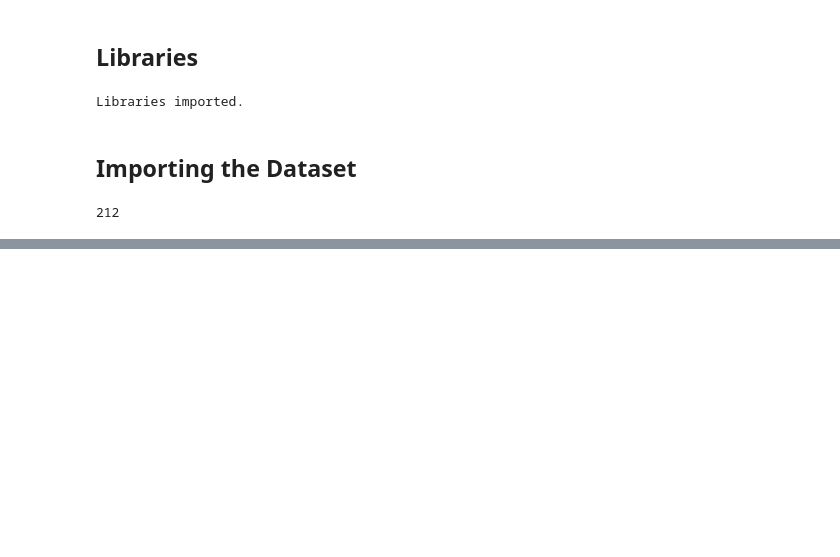
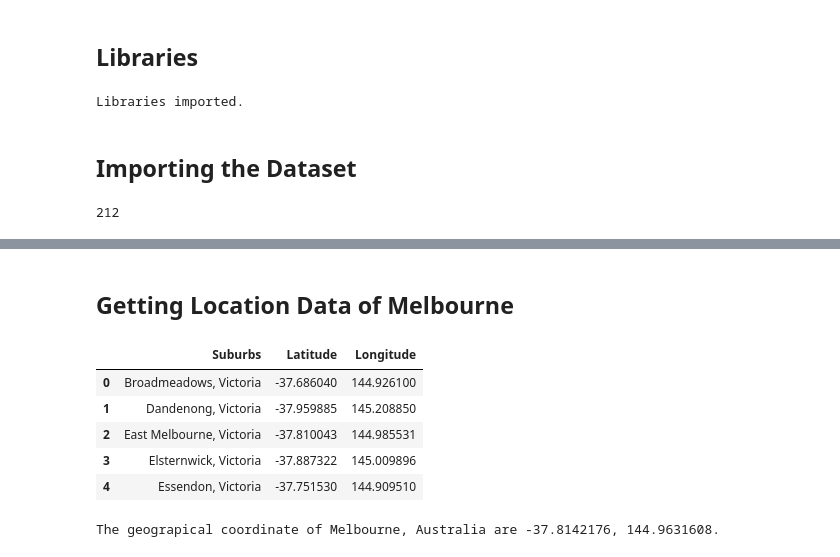
Before and after one commit to Piyal-Banik/Coursera_Capstone, a Jupyter notebook: Week 5/melbourne_suburbs_clustering.ipynb, the cells around one changed output, grey strips where cells are left out. Drawn from its saved outputs; the diff is of its cells as text; code cells hidden in the pictures; blank space fills up the shorter version.

```diff
--- a/Week 5/melbourne_suburbs_clustering.ipynb
+++ b/Week 5/melbourne_suburbs_clustering.ipynb
@@ -63,0 +96,22 @@ melb_sub.head()
+# %% [markdown]
+## Getting Location Data of Melbourne
+# %%
+melb_data = pd.read_csv('melb.csv')
+melb_data.head()
+# %% [output]
+|  | Suburbs | Latitude | Longitude |
+| 0 | Broadmeadows, Victoria | -37.686040 | 144.926100 |
+| 1 | Dandenong, Victoria | -37.959885 | 145.208850 |
+| 2 | East Melbourne, Victoria | -37.810043 | 144.985531 |
+| 3 | Elsternwick, Victoria | -37.887322 | 145.009896 |
+| 4 | Essendon, Victoria | -37.751530 | 144.909510 |
+# %%
+address = 'Melbourne, Victoria, Australia'
+
+geolocator = Nominatim(user_agent="melbourne_explorer")
+location = geolocator.geocode(address)
+latitude = location.latitude
+longitude = location.longitude
+print('The geograpical coordinate of Melbourne, Australia are {}, {}.'.format(latitude, longitude))
+# %% [output]
+The geograpical coordinate of Melbourne, Australia are -37.8142176, 144.9631608.
```
Also changed, not shown: parts of 10 cells of this notebook, 1 other file.
